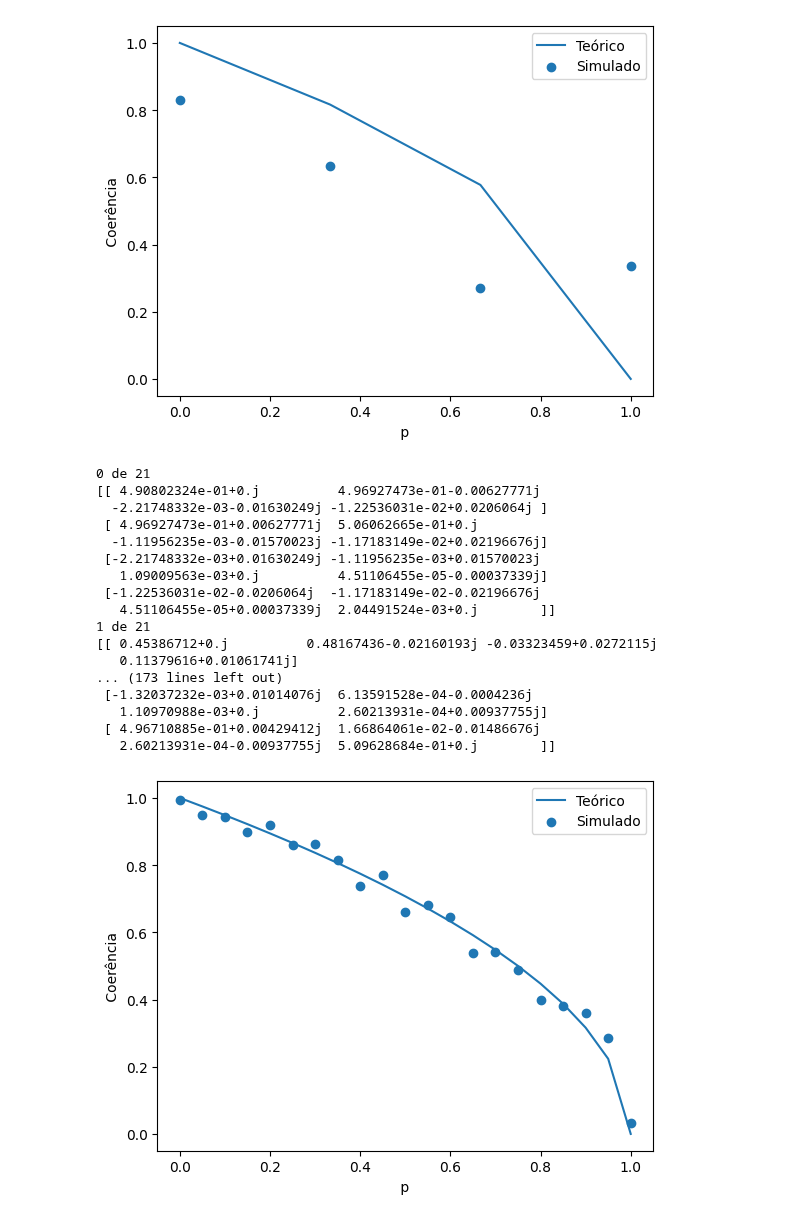
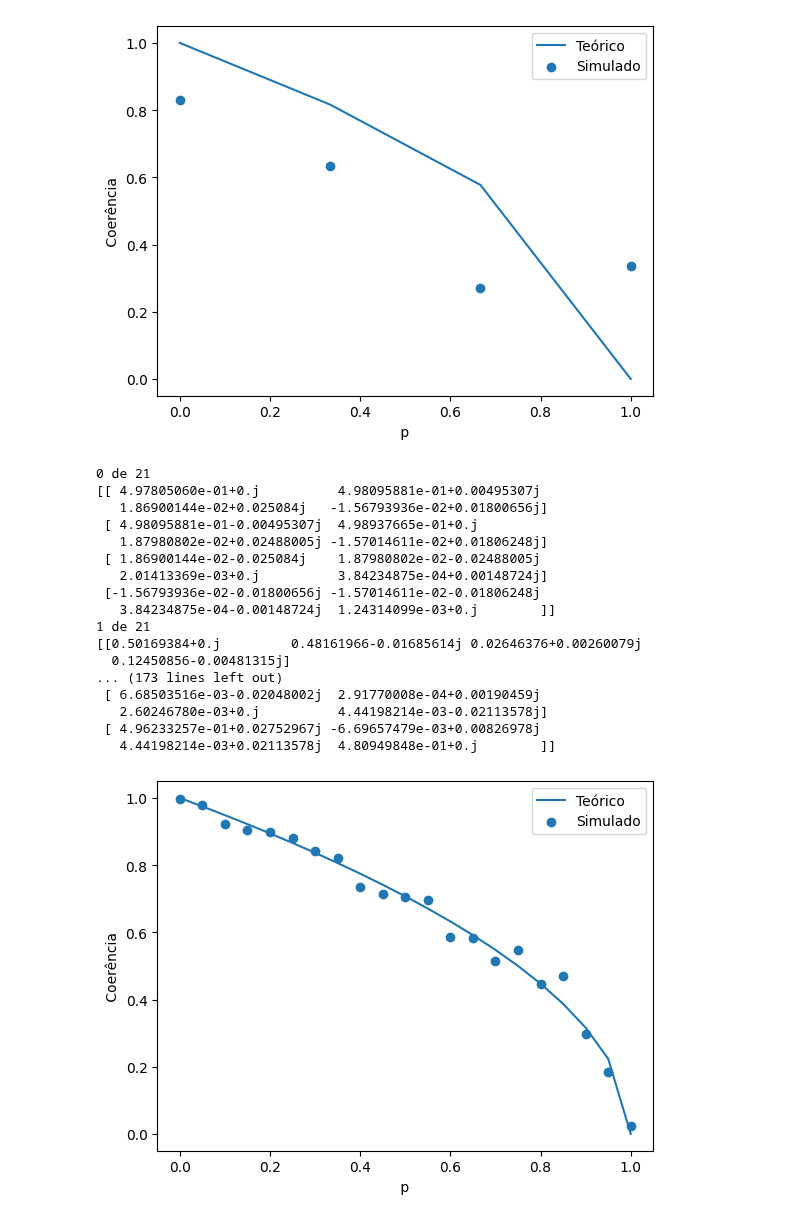
Before and after one commit to SchultzVV/Runtime-qiskit, a Jupyter notebook: pd.ipynb, the cells around one changed output. Drawn from its saved outputs; the diff is of its cells as text; code cells hidden in the pictures.

Commit message:
result in pd with 350 epochs

```diff
--- a/pd.ipynb
+++ b/pd.ipynb
@@ -85,7 +85,7 @@ def run_calcs(list_p, epochs):
         target_op = get_target_op(calculated_rho_AB(pi/2, 0, p))
         #------------------------------------------------------------
 
-        qc, qr, params = optmize(epochs, n_qubits, circuit, params, target_op, pretrain, 100)
+        qc, qr, params = optmize(epochs, n_qubits, circuit, params, target_op, pretrain, 200)
         pretrain = False
         rho = tomograph(qc, qr)
         print(rho)
@@ -125,23 +125,23 @@ run_calcs(list_p, 2)
 [figure]
 # %%
 list_p = np.linspace(0,1,21)
-run_calcs(list_p, 85)
+run_calcs(list_p, 350)
 # %% [output]
 0 de 21
-[[ 4.90802324e-01+0.j          4.96927473e-01-0.00627771j
-  -2.21748332e-03-0.01630249j -1.22536031e-02+0.0206064j ]
- [ 4.96927473e-01+0.00627771j  5.06062665e-01+0.j
-  -1.11956235e-03-0.01570023j -1.17183149e-02+0.02196676j]
- [-2.21748332e-03+0.01630249j -1.11956235e-03+0.01570023j
-   1.09009563e-03+0.j          4.51106455e-05-0.00037339j]
- [-1.22536031e-02-0.0206064j  -1.17183149e-02-0.02196676j
-   4.51106455e-05+0.00037339j  2.04491524e-03+0.j        ]]
+[[ 4.97805060e-01+0.j          4.98095881e-01+0.00495307j
+   1.86900144e-02+0.025084j   -1.56793936e-02+0.01800656j]
+ [ 4.98095881e-01-0.00495307j  4.98937665e-01+0.j
+   1.87980802e-02+0.02488005j -1.57014611e-02+0.01806248j]
+ [ 1.86900144e-02-0.025084j    1.87980802e-02-0.02488005j
+   2.01413369e-03+0.j          3.84234875e-04+0.00148724j]
+ [-1.56793936e-02-0.01800656j -1.57014611e-02-0.01806248j
+   3.84234875e-04-0.00148724j  1.24314099e-03+0.j        ]]
 1 de 21
-[[ 0.45386712+0.j          0.48167436-0.02160193j -0.03323459+0.0272115j
-   0.11379616+0.01061741j]
+[[0.50169384+0.j         0.48161966-0.01685614j 0.02646376+0.00260079j
+  0.12450856-0.00481315j]
 ... (173 lines left out)
- [-1.32037232e-03+0.01014076j  6.13591528e-04-0.0004236j
-   1.10970988e-03+0.j          2.60213931e-04+0.00937755j]
- [ 4.96710885e-01+0.00429412j  1.66864061e-02-0.01486676j
-   2.60213931e-04-0.00937755j  5.09628684e-01+0.j        ]]
+ [ 6.68503516e-03-0.02048002j  2.91770008e-04+0.00190459j
+   2.60246780e-03+0.j          4.44198214e-03-0.02113578j]
+ [ 4.96233257e-01+0.02752967j -6.69657479e-03+0.00826978j
+   4.44198214e-03+0.02113578j  4.80949848e-01+0.j        ]]
-[figure, old version]
+[figure, new version]
```
Also changed, not shown: 4 other files.
